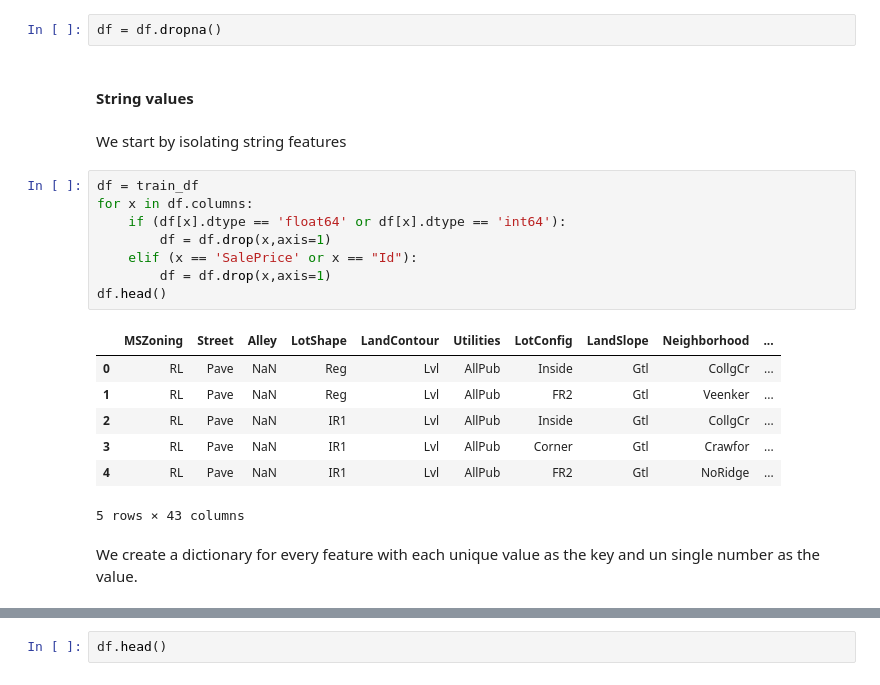
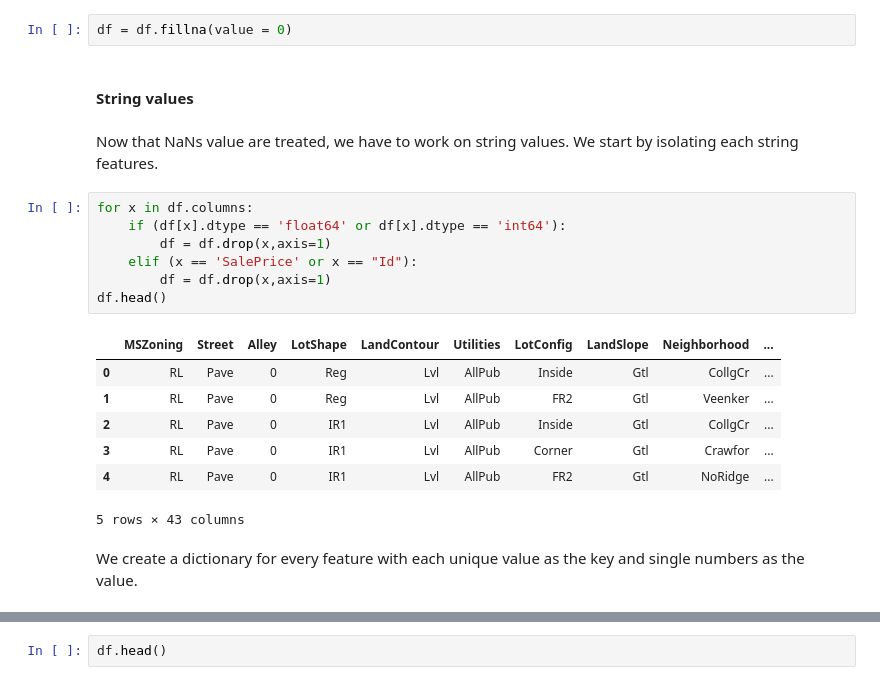
Before and after one commit to Thomas92330/automlbench, a Jupyter notebook: Scripts/California_House.ipynb, the cells around one changed output, grey strips where cells are left out. Drawn from its saved outputs; the diff is of its cells as text.

```diff
--- a/Scripts/California_House.ipynb
+++ b/Scripts/California_House.ipynb
@@ -72,26 +76,26 @@ Overall, there is few missing value compared to the globality of our dataset, th
 # %%
-df = df.dropna()
+df = df.fillna(value = 0)
 # %% [markdown]
 #### String values
-# %% [markdown]
-We start by isolating string features
+# %% [markdown]
+Now that NaNs value are treated, we have to work on string values.
+We start by isolating each string features.
 # %%
-df = train_df
 for x in df.columns:
     if (df[x].dtype == 'float64' or df[x].dtype == 'int64'):
         df = df.drop(x,axis=1)
     elif (x == 'SalePrice' or x == "Id"):
         df = df.drop(x,axis=1)
 df.head()
 # %% [output]
 |  | MSZoning | Street | Alley | LotShape | LandContour | Utilities | LotConfig | LandSlope | Neighborhood | ... |
-| 0 | RL | Pave | NaN | Reg | Lvl | AllPub | Inside | Gtl | CollgCr | ... |
-| 1 | RL | Pave | NaN | Reg | Lvl | AllPub | FR2 | Gtl | Veenker | ... |
-| 2 | RL | Pave | NaN | IR1 | Lvl | AllPub | Inside | Gtl | CollgCr | ... |
-| 3 | RL | Pave | NaN | IR1 | Lvl | AllPub | Corner | Gtl | Crawfor | ... |
-| 4 | RL | Pave | NaN | IR1 | Lvl | AllPub | FR2 | Gtl | NoRidge | ... |
+| 0 | RL | Pave | 0 | Reg | Lvl | AllPub | Inside | Gtl | CollgCr | ... |
+| 1 | RL | Pave | 0 | Reg | Lvl | AllPub | FR2 | Gtl | Veenker | ... |
+| 2 | RL | Pave | 0 | IR1 | Lvl | AllPub | Inside | Gtl | CollgCr | ... |
+| 3 | RL | Pave | 0 | IR1 | Lvl | AllPub | Corner | Gtl | Crawfor | ... |
+| 4 | RL | Pave | 0 | IR1 | Lvl | AllPub | FR2 | Gtl | NoRidge | ... |
 5 rows × 43 columns
 # %% [markdown]
-We create a dictionary for every feature with each unique value as the key and un single number as the value.
+We create a dictionary for every feature with each unique value as the key and single numbers as the value.
 # %%
 for col in df.columns:
```
Also changed, not shown: parts of 77 cells of this notebook, 10 other files.
